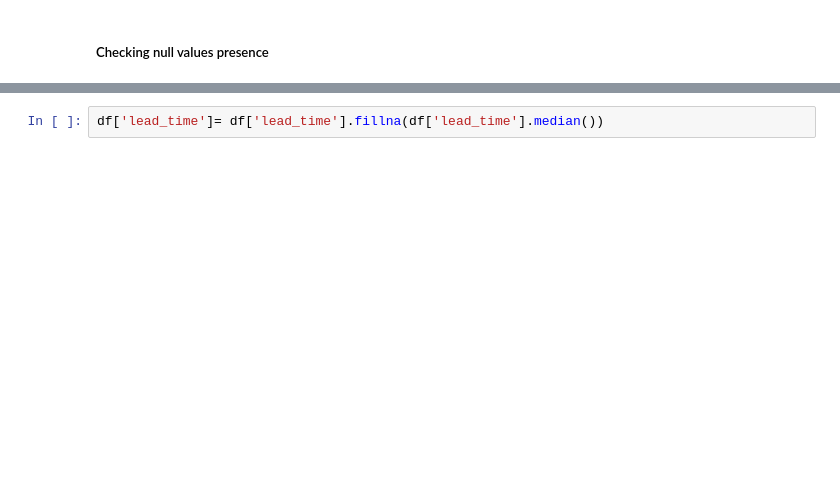
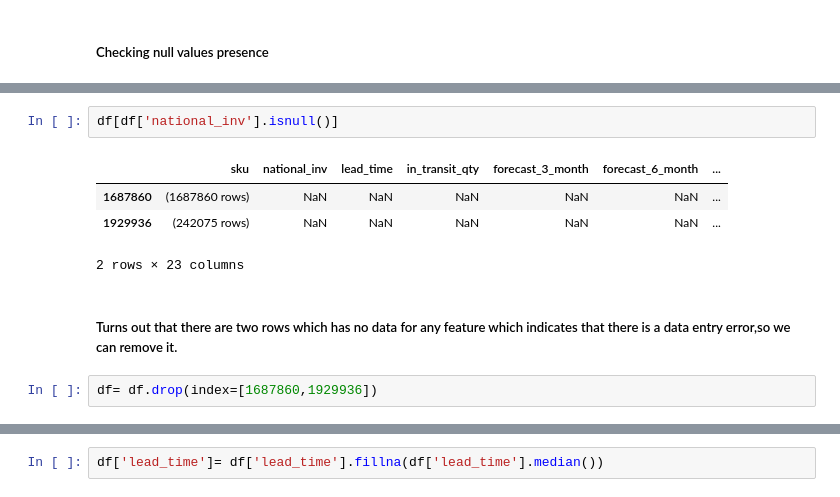
Before and after one commit to amar0489/Backorder-Prediction, a Jupyter notebook: notebook/eda.ipynb, the cells around one changed output, grey strips where cells are left out. Cells and saved outputs as stored; diff of their text form; blank space fills up the shorter version.

```diff
--- a/notebook/eda.ipynb
+++ b/notebook/eda.ipynb
@@ -87,2 +75,13 @@ went_on_backorder    0.000000
 dtype: float64
+# %%
+df[df['national_inv'].isnull()]
+# %% [output]
+|  | sku | national_inv | lead_time | in_transit_qty | forecast_3_month | forecast_6_month | ... |
+| 1687860 | (1687860 rows) | NaN | NaN | NaN | NaN | NaN | ... |
+| 1929936 | (242075 rows) | NaN | NaN | NaN | NaN | NaN | ... |
+2 rows × 23 columns
+# %% [markdown]
+##### Turns out that there are two rows which has no data for any feature which indicates that there is a data entry error,so we can remove it.
+# %%
+df= df.drop(index=[1687860,1929936])
 # %% [markdown]
```
Also changed, not shown: parts of 24 cells of this notebook, 4 other files.
